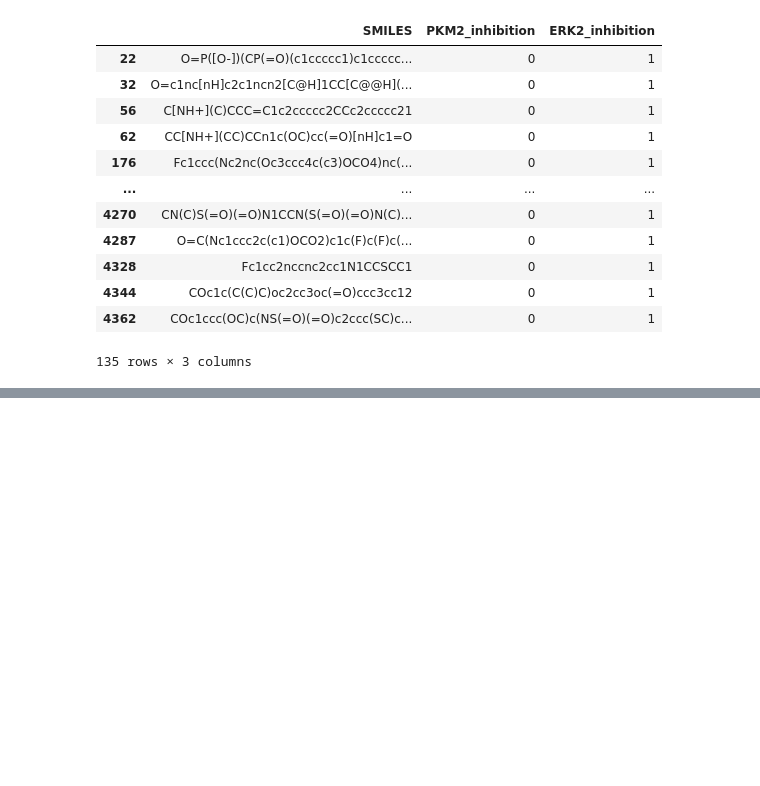
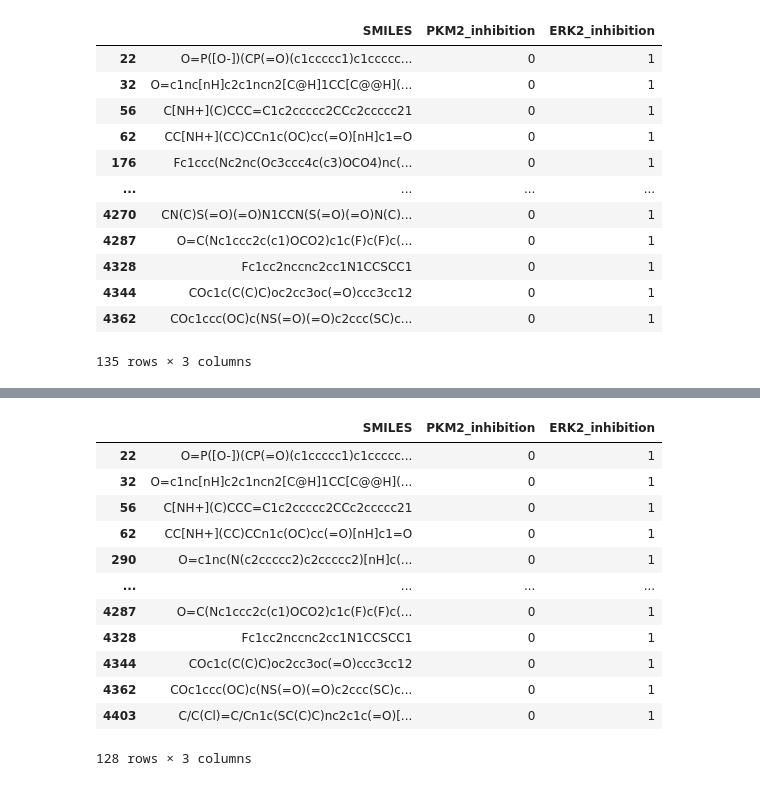
Before and after one commit to seli66/8CC00_group_assignment, a Jupyter notebook: xgboost.ipynb, the cells around one changed output, grey strips where cells are left out. Drawn from its saved outputs; the diff is of its cells as text; code cells hidden in the pictures; blank space fills up the shorter version.

```diff
--- a/xgboost.ipynb
+++ b/xgboost.ipynb
@@ -174,0 +234,16 @@ test_data[test_data['ERK2_inhibition'] == 1]
+# %%
+test_data[test_data['ERK2_inhibition'] == 1]
+# %% [output]
+|  | SMILES | PKM2_inhibition | ERK2_inhibition |
+| 22 | O=P([O-])(CP(=O)(c1ccccc1)c1ccccc... | 0 | 1 |
+| 32 | O=c1nc[nH]c2c1ncn2[C@H]1CC[C@@H](... | 0 | 1 |
+| 56 | C[NH+](C)CCC=C1c2ccccc2CCc2ccccc21 | 0 | 1 |
+| 62 | CC[NH+](CC)CCn1c(OC)cc(=O)[nH]c1=O | 0 | 1 |
+| 290 | O=c1nc(N(c2ccccc2)c2ccccc2)[nH]c(... | 0 | 1 |
+| ... | ... | ... | ... |
+| 4287 | O=C(Nc1ccc2c(c1)OCO2)c1c(F)c(F)c(... | 0 | 1 |
+| 4328 | Fc1cc2nccnc2cc1N1CCSCC1 | 0 | 1 |
+| 4344 | COc1c(C(C)C)oc2cc3oc(=O)ccc3cc12 | 0 | 1 |
+| 4362 | COc1ccc(OC)c(NS(=O)(=O)c2ccc(SC)c... | 0 | 1 |
+| 4403 | C/C(Cl)=C/Cn1c(SC(C)C)nc2c1c(=O)[... | 0 | 1 |
+128 rows × 3 columns
```
Also changed, not shown: parts of 6 cells of this notebook.
